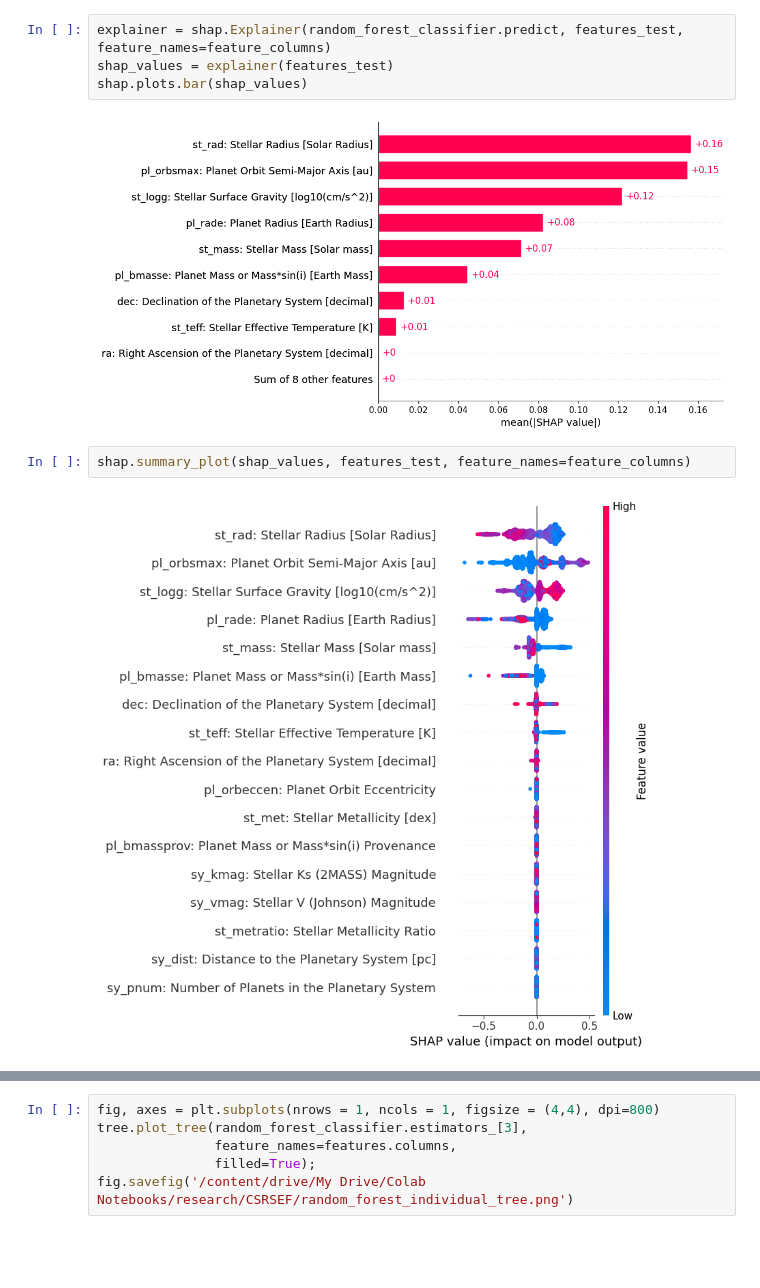
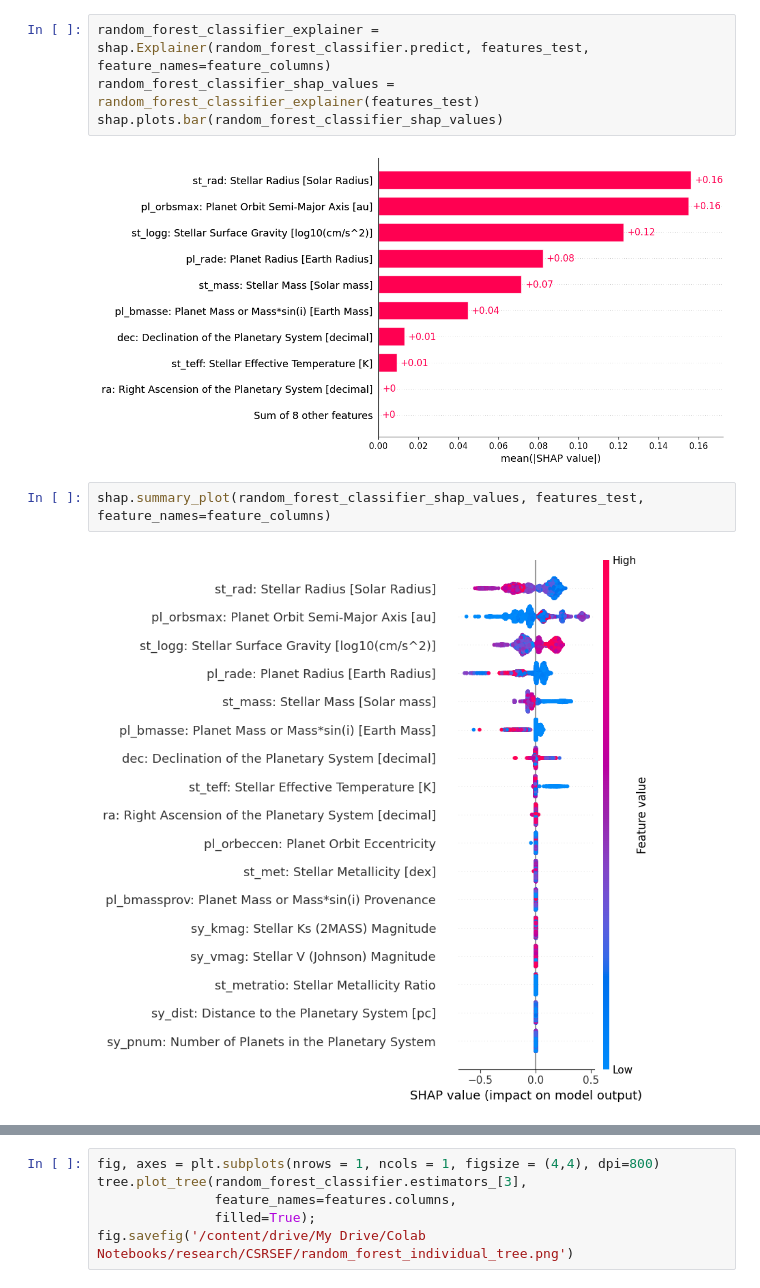
Before and after one commit to christinaxliu/research, a Jupyter notebook: CSRSEF/RandomForest_XGBoost_Classifiers_v1.ipynb, the cells around one changed output, grey strips where cells are left out. Cells and saved outputs as stored; diff of their text form; blank space fills up the shorter version.

```diff
--- a/CSRSEF/RandomForest_XGBoost_Classifiers_v1.ipynb
+++ b/CSRSEF/RandomForest_XGBoost_Classifiers_v1.ipynb
@@ -684,12 +683,12 @@ feature_importances
 | sy_pnum: Number of Planets in the... | 0.000000 |
 [figure]
 # %%
-explainer = shap.Explainer(random_forest_classifier.predict, features_test, feature_names=feature_columns)
-shap_values = explainer(features_test)
-shap.plots.bar(shap_values)
+random_forest_classifier_explainer = shap.Explainer(random_forest_classifier.predict, features_test, feature_names=feature_columns)
+random_forest_classifier_shap_values = random_forest_classifier_explainer(features_test)
+shap.plots.bar(random_forest_classifier_shap_values)
 # %% [output]
 [figure]
 # %%
-shap.summary_plot(shap_values, features_test, feature_names=feature_columns)
+shap.summary_plot(random_forest_classifier_shap_values, features_test, feature_names=feature_columns)
 # %% [output]
-[figure, old version]
+[figure, new version]
```
Also changed, not shown: parts of 15 cells of this notebook.
